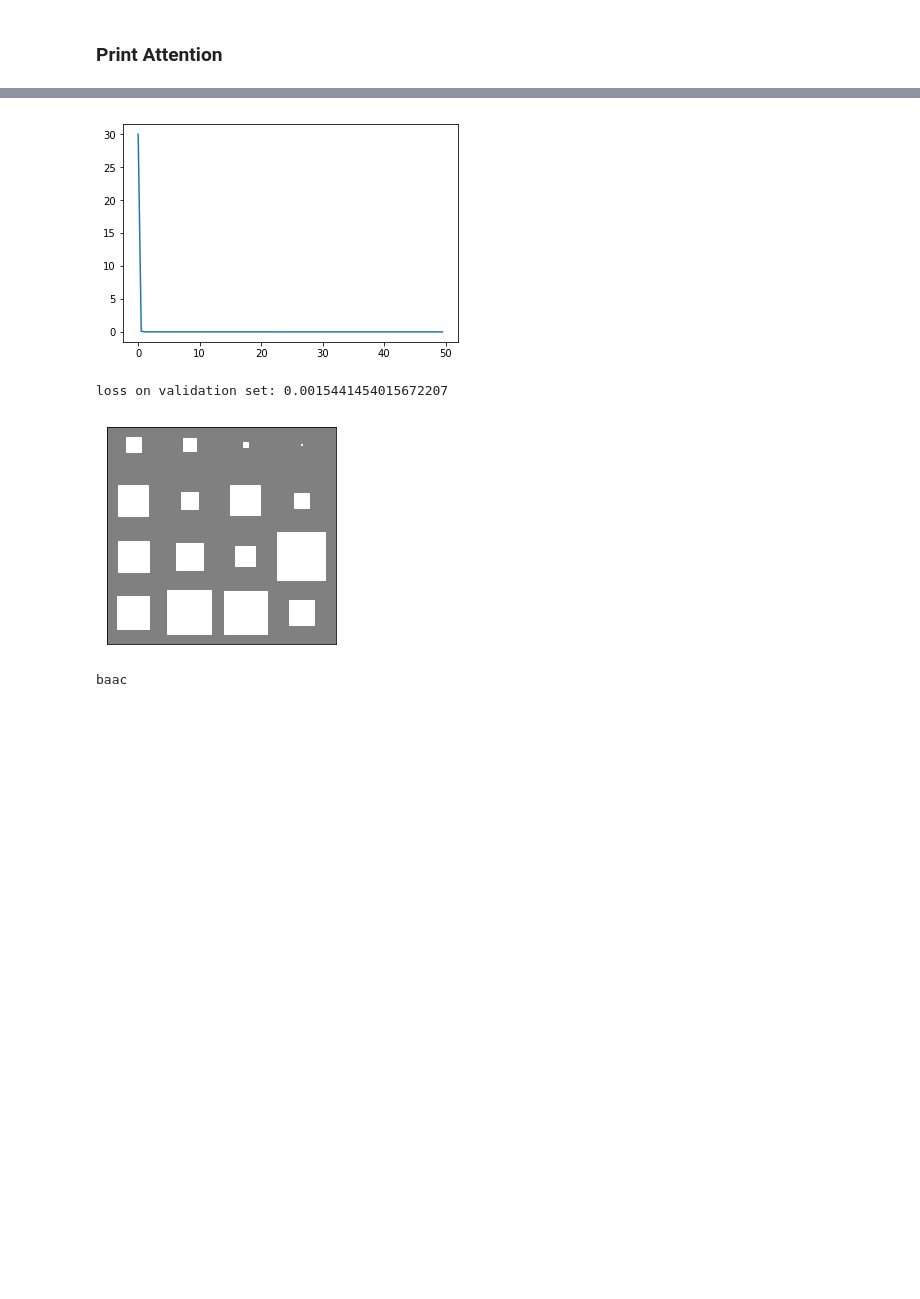
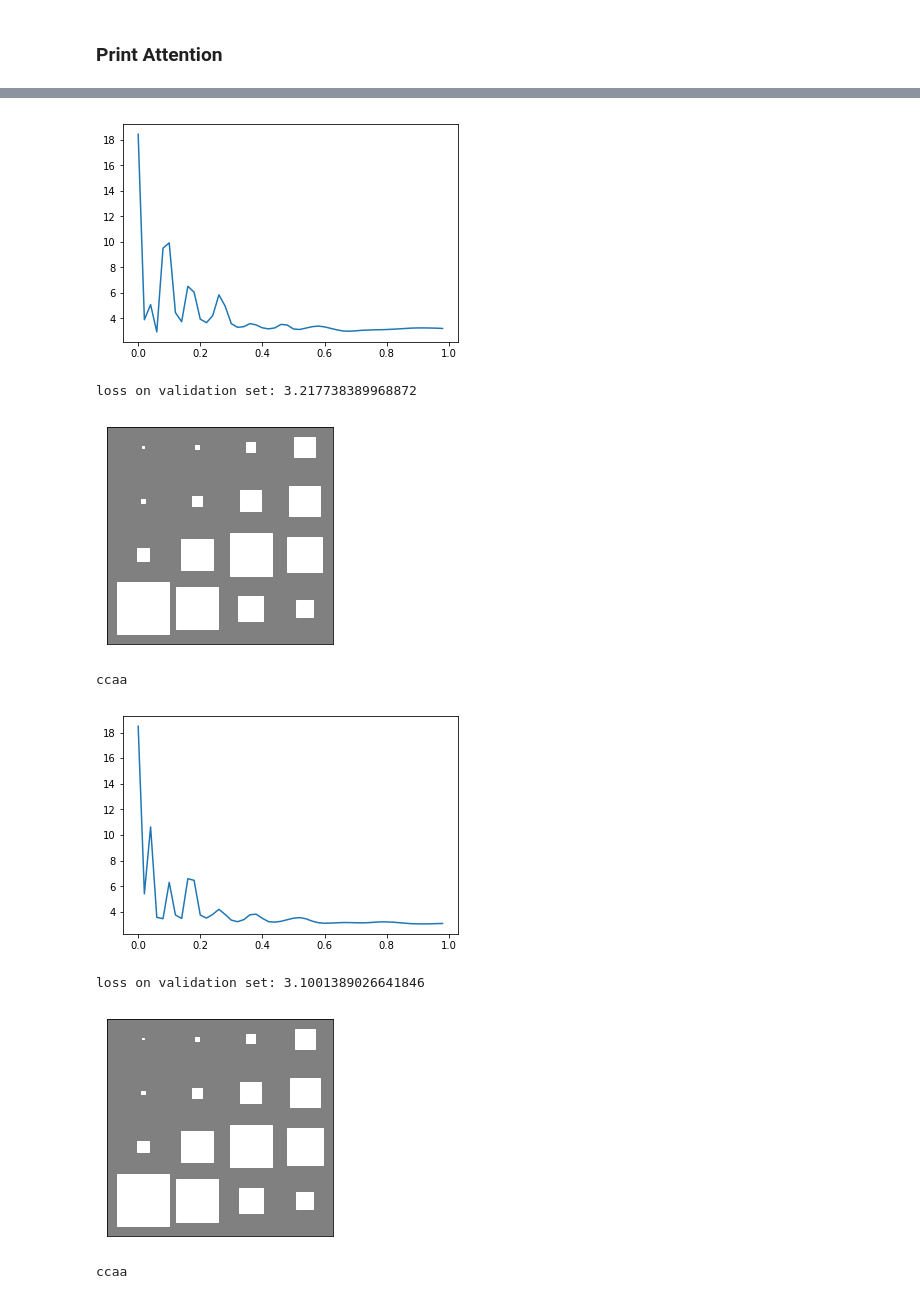
Before and after one commit to talbaumel/talbaumel.github.io, a Jupyter notebook: blog/attention/Learning PyTorch.ipynb, the cells around one changed output, grey strips where cells are left out. Drawn from its saved outputs; the diff is of its cells as text; code cells hidden in the pictures; blank space fills up the shorter version.

```diff
--- a/blog/attention/Learning PyTorch.ipynb
+++ b/blog/attention/Learning PyTorch.ipynb
@@ -321,12 +297,13 @@ baac
-# %%
-train(att, train_set, val_set)
-print(att.generate_and_plot_attention('abc'))
-train(att, train_set, val_set)
-print(att.generate_and_plot_attention('abc'))
-train(att, train_set, val_set)
-print(att.generate_and_plot_attention('abc'))
-# %% [output]
-[figure, removed]
-loss on validation set: 0.0015441454015672207
-[figure, removed]
-baac
+# %%
+while True:
+    train(att, train_set, val_set, 1)
+    print(att.generate_and_plot_attention('abc'))
+# %% [output]
+[figure, added]
+loss on validation set: 3.217738389968872
+[figure, added]
+ccaa
+[figure, added]
+loss on validation set: 3.1001389026641846
+[figure, added]
+ccaa
```
Also changed, not shown: parts of 12 cells of this notebook.
